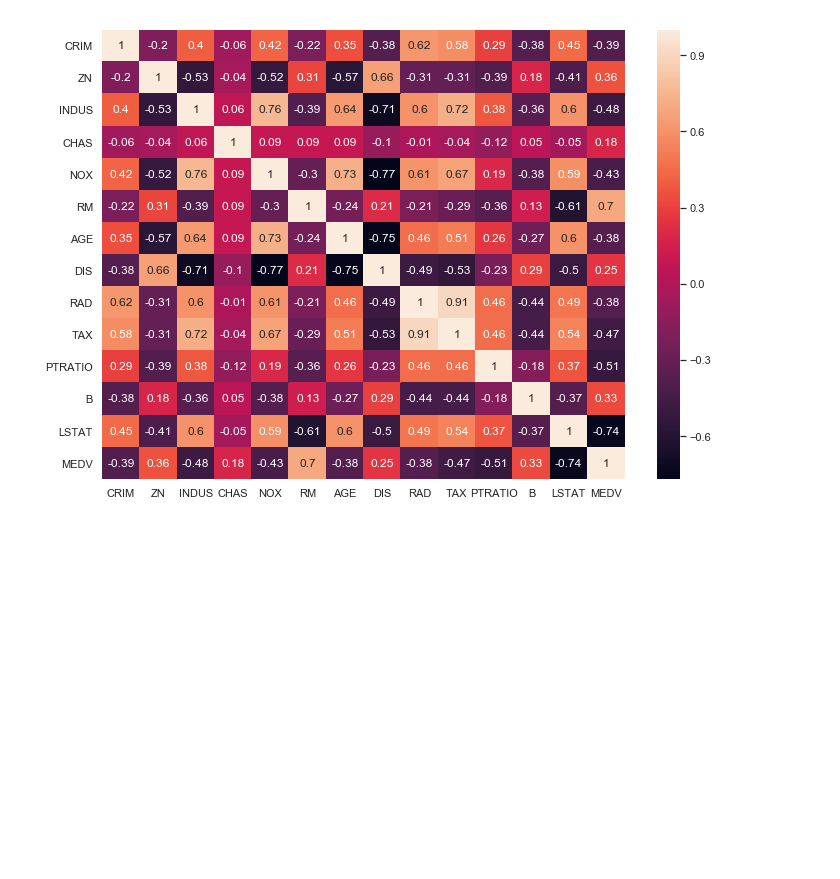
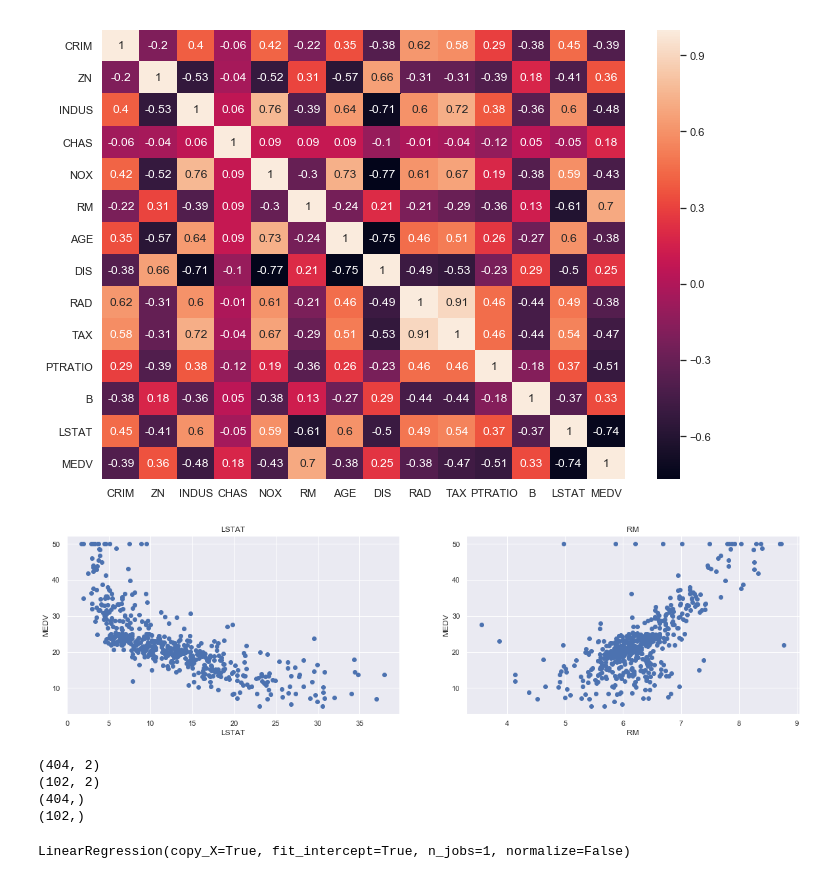
Before and after one commit to SimonMcLain/ML-Statistics-Project-2019-G00364775, a Jupyter notebook: Project.ipynb, the cells around one changed output. Drawn from its saved outputs; the diff is of its cells as text; code cells hidden in the pictures; blank space fills up the shorter version.

```diff
--- a/Project.ipynb
+++ b/Project.ipynb
@@ -62,3 +153,19 @@ sns.heatmap(data=correlation_matrix, annot=True)
 # %% [output]
 <matplotlib.axes._subplots.AxesSubplot at 0x...>
 [figure]
+# %%
+plt.figure(figsize=(20, 5))
+
+features = ['LSTAT', 'RM']
+target = boston['MEDV']
+
+for i, col in enumerate(features):
+    plt.subplot(1, len(features) , i+1)
+    x = boston[col]
+    y = target
+    plt.scatter(x, y, marker='o')
+    plt.title(col)
+    plt.xlabel(col)
+    plt.ylabel('MEDV')
+# %% [output]
+[figure, added]
@@ -64,0 +175,22 @@ sns.heatmap(data=correlation_matrix, annot=True)
+# %%
+from sklearn.model_selection import train_test_split
+
+X_train, X_test, Y_train, Y_test = train_test_split(X, Y, test_size = 0.2, random_state=5)
+print(X_train.shape)
+print(X_test.shape)
+print(Y_train.shape)
+print(Y_test.shape)
+# %% [output]
+(404, 2)
+(102, 2)
+(404,)
+(102,)
+# %%
+from sklearn.linear_model import LinearRegression
+from sklearn.metrics import mean_squared_error
+from sklearn.metrics import r2_score
+
+lin_model = LinearRegression()
+lin_model.fit(X_train, Y_train)
+# %% [output]
+LinearRegression(copy_X=True, fit_intercept=True, n_jobs=1, normalize=False)
```
Also changed, not shown: parts of 21 cells of this notebook.
